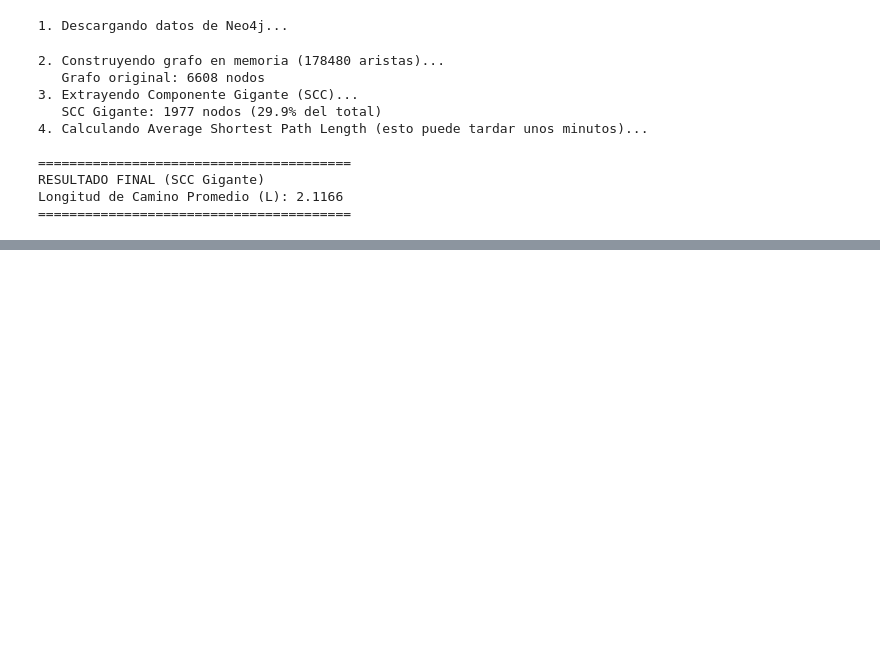
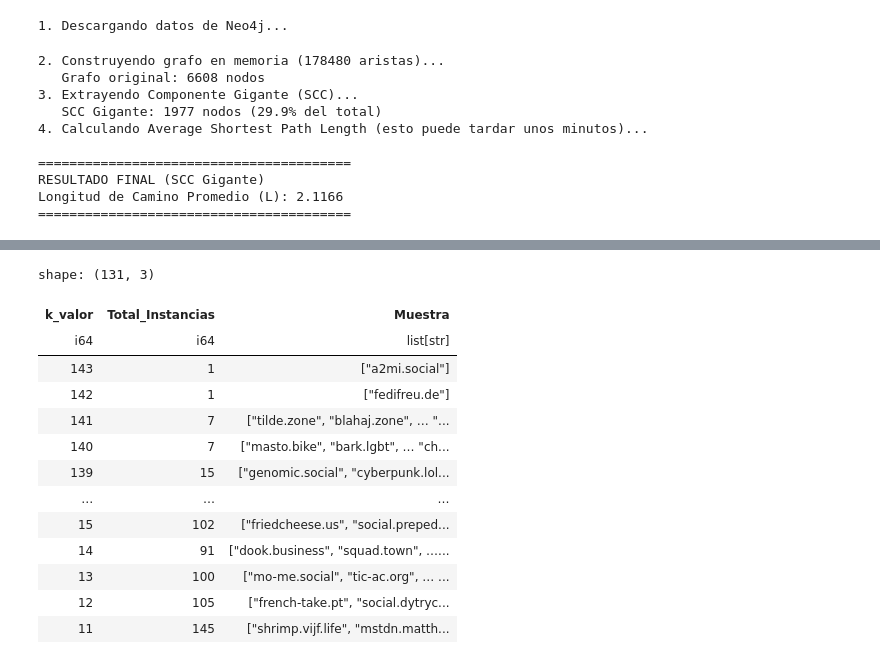
Before and after one commit to CarMoreno/TFM-reblogs-graph, a Jupyter notebook: graph-analysis.ipynb, the cells around one changed output, grey strips where cells are left out. Drawn from its saved outputs; the diff is of its cells as text; code cells hidden in the pictures; blank space fills up the shorter version.

```diff
--- a/graph-analysis.ipynb
+++ b/graph-analysis.ipynb
@@ -1579,0 +1998,24 @@ Longitud de Camino Promedio (L): 2.1166
+# %%
+periferia_urbana = run_query("""
+MATCH (n:Instance)
+WHERE n.coreValue IS NOT NULL
+AND n.coreValue > 10 and n.coreValue <= 143
+RETURN n.coreValue AS k_valor, count(*) AS Total_Instancias, collect(n.instance)[0..10] AS Muestra
+ORDER BY k_valor DESC
+""")
+periferia_urbana
+# %% [output]
+shape: (131, 3)
+| k_valor | Total_Instancias | Muestra |
+| i64 | i64 | list[str] |
+| 143 | 1 | ["a2mi.social"] |
+| 142 | 1 | ["fedifreu.de"] |
+| 141 | 7 | ["tilde.zone", "blahaj.zone", … "... |
+| 140 | 7 | ["masto.bike", "bark.lgbt", … "ch... |
+| 139 | 15 | ["genomic.social", "cyberpunk.lol... |
+| … | … | … |
+| 15 | 102 | ["friedcheese.us", "social.preped... |
+| 14 | 91 | ["dook.business", "squad.town", …... |
+| 13 | 100 | ["mo-me.social", "tic-ac.org", … ... |
+| 12 | 105 | ["french-take.pt", "social.dytryc... |
+| 11 | 145 | ["shrimp.vijf.life", "mstdn.matth... |
```
Also changed, not shown: parts of 10 cells of this notebook.
